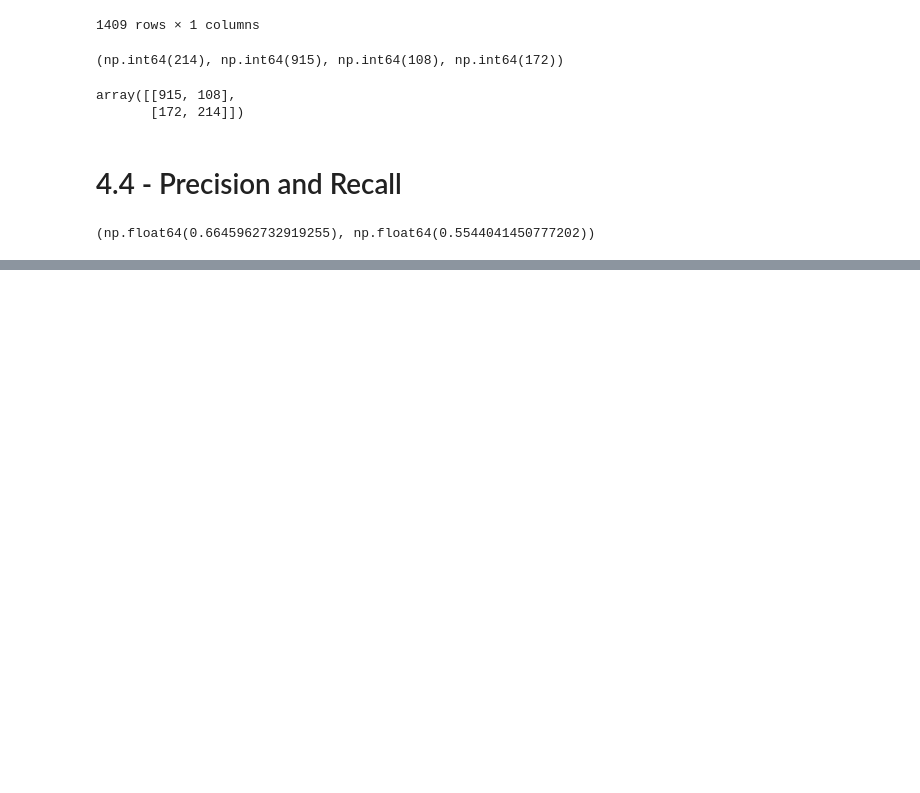
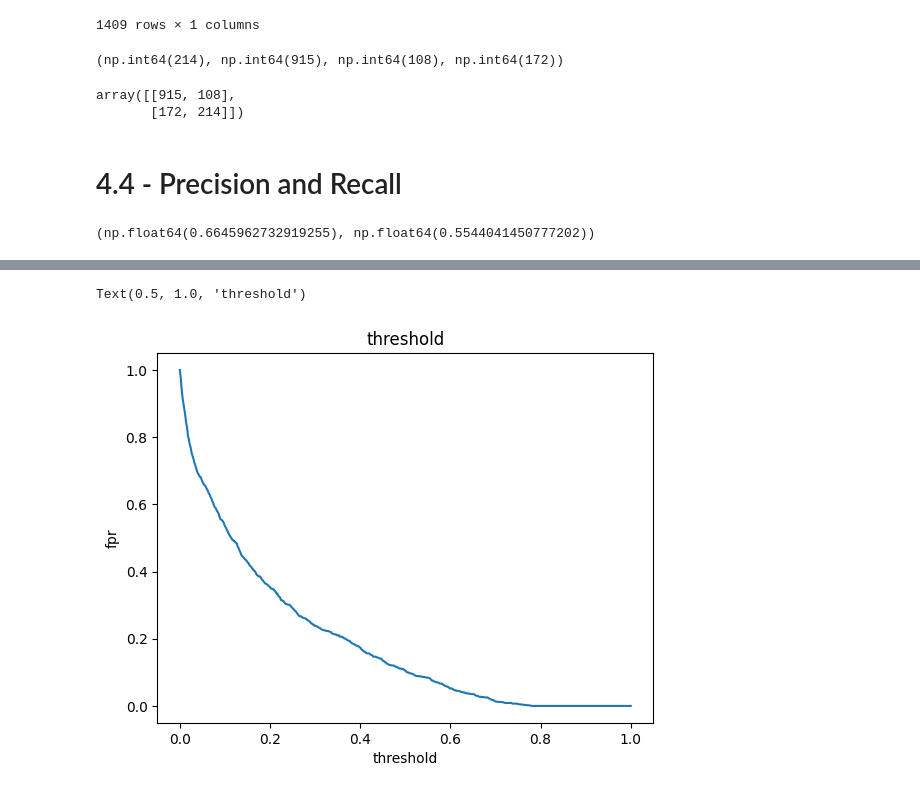
Before and after one commit to BALJAPALLIANSHUL/machine_learning_zoomcamp, a Jupyter notebook: 04-evaluation metrics/evaluation_metrics.ipynb, the cells around one changed output, grey strips where cells are left out. Drawn from its saved outputs; the diff is of its cells as text; code cells hidden in the pictures; blank space fills up the shorter version.

```diff
--- a/04-evaluation metrics/evaluation_metrics.ipynb
+++ b/04-evaluation metrics/evaluation_metrics.ipynb
@@ -146,0 +230,8 @@ precision,recall
+# %%
+plt.plot(thresholds,threshold_confusion_table.fpr)
+plt.xlabel('threshold')
+plt.ylabel('fpr')
+plt.title('threshold')
+# %% [output]
+Text(0.5, 1.0, 'threshold')
+[figure, added]
```
Also changed, not shown: parts of 33 cells of this notebook.
